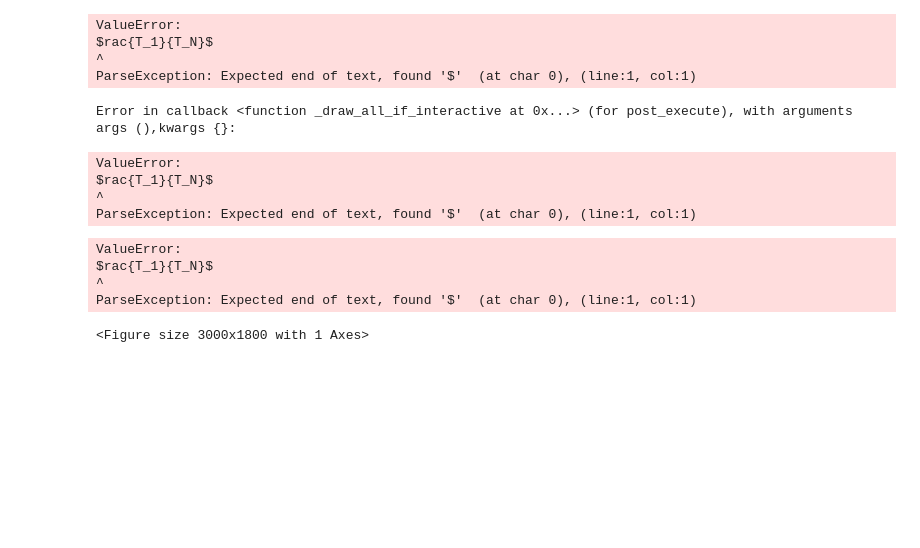
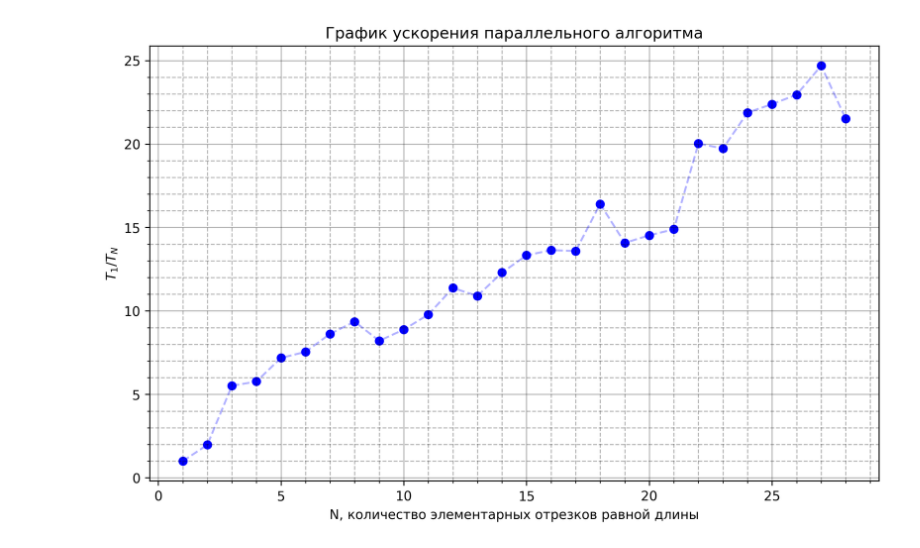
Before and after one commit to kekoveca/MPI-and-Open-MP, a Jupyter notebook: 1-integral/integral_plots.ipynb, the cells around one changed output. Cells and saved outputs as stored; diff of their text form; code cells hidden in the pictures; blank space fills up the shorter version.

```diff
--- a/1-integral/integral_plots.ipynb
+++ b/1-integral/integral_plots.ipynb
@@ -2,37 +2,20 @@
 import numpy as np
 import matplotlib.pyplot as plt
 # %%
-times_11 = np.loadtxt('times_11.txt')
-times_12 = np.loadtxt('times_12.txt')
+times_11 = np.loadtxt('integral_out.txt')
 x = np.arange(1, 29)
 times_11 = times_11[0] / times_11
-times_12 = times_12[0] / times_12
 # %%
 plt.figure(figsize=(10,6),dpi=300)
 plt.scatter(x, times_11, c = 'b', label = '$N = 10^{11}$')
-plt.scatter(x, times_12, c = 'r', label = '$N = 10^{12}$')
 plt.plot(x, times_11, c = 'b', linestyle = '--', alpha = 0.3)
-plt.plot(x, times_12, c = 'r', linestyle = '--', alpha = 0.3)
 plt.grid(visible=True, which='major', color='black', linestyle='-', alpha = 0.3)
 plt.grid(visible=True, which='minor', color='black', linestyle='--', alpha = 0.3)
-plt.legend()
+# plt.legend()
 plt.xlabel('N, количество элементарных отрезков равной длины')
 plt.ylabel('$T_1/T_N$')
 plt.title('График ускорения параллельного алгоритма')
 plt.minorticks_on()
 plt.savefig('integral_plot_accel.png')
 # %% [output]
-ValueError:
-$rac{T_1}{T_N}$
-^
-ParseException: Expected end of text, found '$'  (at char 0), (line:1, col:1)
-Error in callback <function _draw_all_if_interactive at 0x...> (for post_execute), with arguments args (),kwargs {}:
-ValueError:
-$rac{T_1}{T_N}$
-^
-ParseException: Expected end of text, found '$'  (at char 0), (line:1, col:1)
-ValueError:
-$rac{T_1}{T_N}$
-^
-ParseException: Expected end of text, found '$'  (at char 0), (line:1, col:1)
-<Figure size 3000x1800 with 1 Axes>
+[figure, added]
```
Also changed, not shown: 8 other files.
